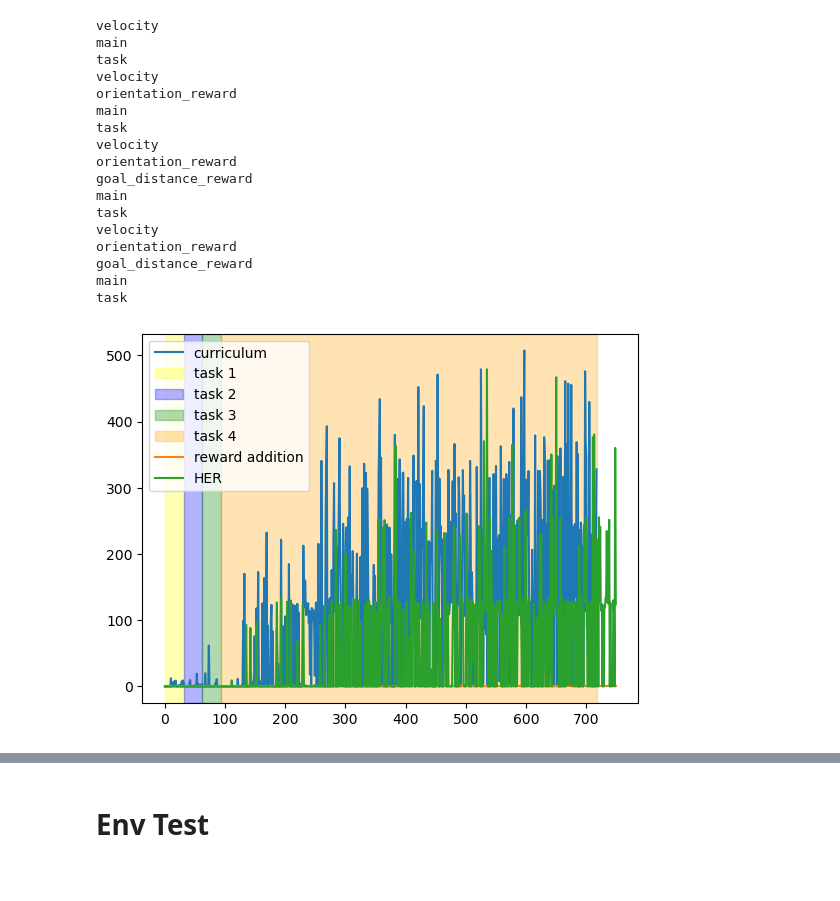
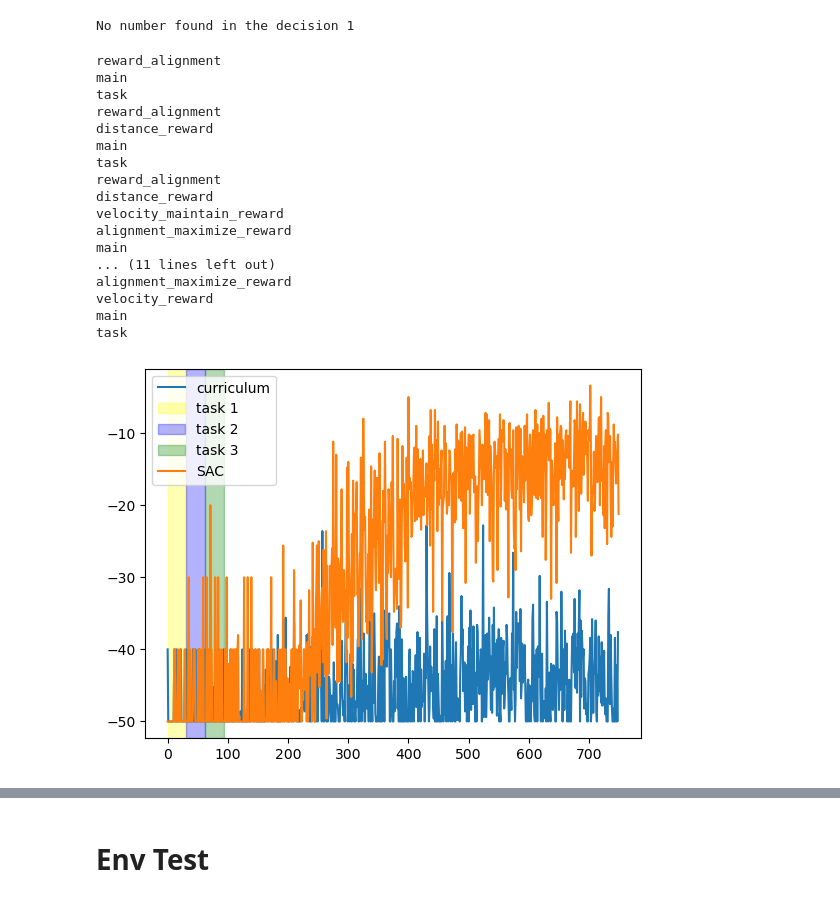
Before and after one commit to labicon/CurricuLLM, a Jupyter notebook: learning_plot.ipynb, the cells around one changed output, grey strips where cells are left out. Cells and saved outputs as stored; diff of their text form; code cells hidden in the pictures.

```diff
--- a/learning_plot.ipynb
+++ b/learning_plot.ipynb
@@ -102,10 +102,12 @@ reward_task = []
 success_list = []
 task_length = []
 # %%
-logger_path = "./logs/AntMaze_UMaze_1/"
+logger_path = "./logs/Fetch/Push_1/"
 
 curriculum_info, curriculum_length = extract_curriculum(logger_path)
 task_list, best_sample_idx = extract_best_agent(logger_path, curriculum_info, curriculum_length)
+# %% [output]
+No number found in the decision 1
 # %%
 for idx, task in enumerate(task_list):
     path = logger_path + task + f"/sample_{best_sample_idx[idx]}"
@@ -120,23 +122,23 @@ for idx, task in enumerate(task_list):
     success_list.append(success)
     task_length.append(len(reward_df["main"]))
 # %% [output]
-velocity
+reward_alignment
 main
 task
-velocity
-orientation_reward
+reward_alignment
+distance_reward
 main
 task
-velocity
-orientation_reward
-goal_distance_reward
+reward_alignment
+distance_reward
+velocity_maintain_reward
+alignment_maximize_reward
+main
+... (11 lines left out)
+alignment_maximize_reward
+velocity_reward
 main
 task
-velocity
-orientation_reward
-goal_distance_reward
-main
-task
 # %%
 reward_main = np.concatenate(reward_main, axis=0)
 reward_task = np.concatenate(reward_task, axis=0)
@@ -152,20 +154,20 @@ success_addition = success_addition
 # %%
-# Load her result
-path = logger_path + "her"
+# Load her/sac result
+path = "./logs/Fetch/Push_8/" + "her"
 reward_main_her, success_her = load_training_log(path)
 # %%
 plt.plot(reward_main, label='curriculum')
 plt.axvspan(0, task_length[0], color='yellow', alpha=0.3, label='task 1')
 plt.axvspan(task_length[0], task_length[0]+task_length[1], color='blue', alpha=0.3, label='task 2')
 plt.axvspan(task_length[0]+task_length[1], task_length[0]+task_length[1]+task_length[2], color='green', alpha=0.3, label='task 3')
 if curriculum_length == 4:
     plt.axvspan(task_length[0]+task_length[1]+task_length[2], task_length[0]+task_length[1]+task_length[2]+task_length[3], color='orange', alpha=0.3, label='task 4')
-plt.plot(reward_main_addition, label='reward addition')
-plt.plot(reward_main_her, label='HER')
+# plt.plot(reward_main_addition, label='reward addition')
+plt.plot(reward_main_her, label='SAC')
 plt.legend()
 plt.savefig(logger_path+"reward_main.png")
 # %% [output]
-[figure, old version]
+[figure, new version]
 # %%
 plt.plot(reward_task, label='curriculum')
 plt.axvspan(0, task_length[0], color='yellow', alpha=0.3, label='task 1')
```
Also changed, not shown: parts of 6 cells of this notebook, 8 other files.
